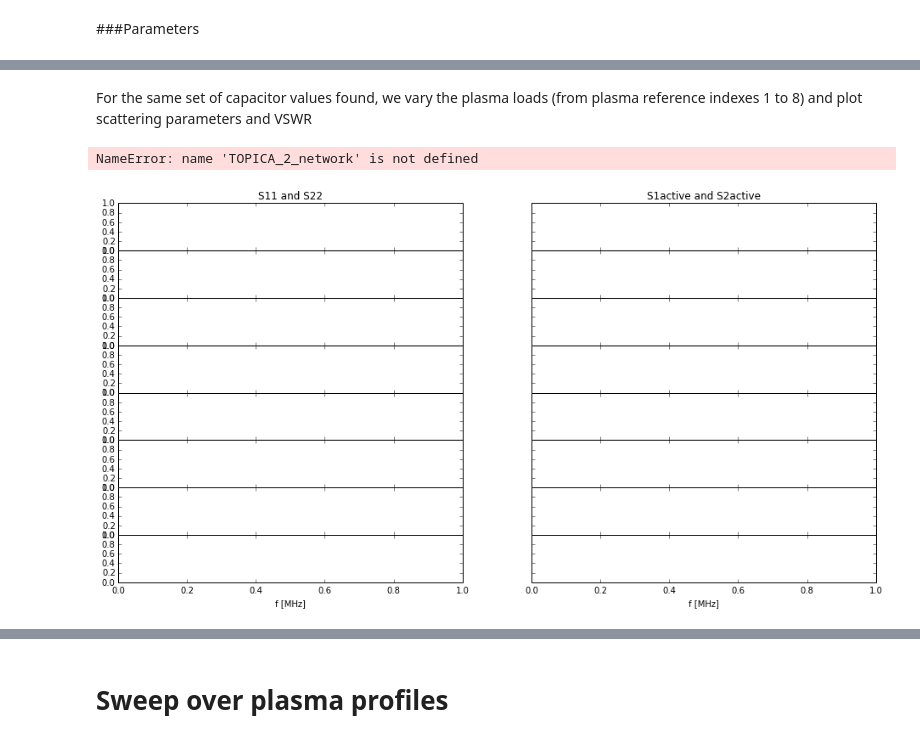
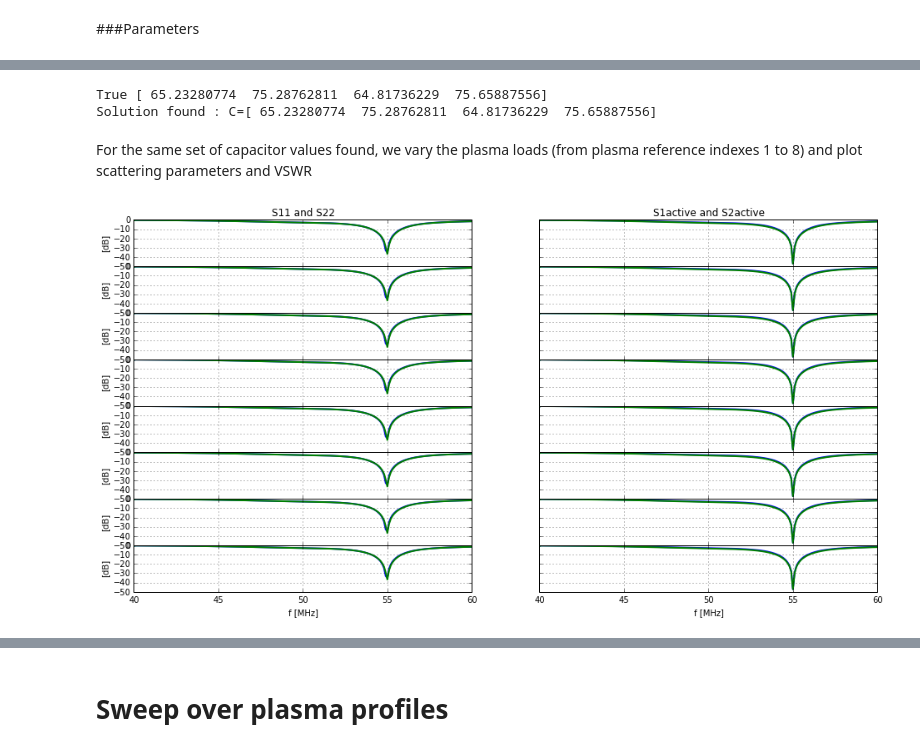
Before and after one commit to Hash--/ICRH, a Jupyter notebook: notebooks/RDL_matching_TOPICA.ipynb, the cells around one changed output, grey strips where cells are left out. Drawn from its saved outputs; the diff is of its cells as text; code cells hidden in the pictures.

```diff
--- a/notebooks/RDL_matching_TOPICA.ipynb
+++ b/notebooks/RDL_matching_TOPICA.ipynb
@@ -26,9 +20,9 @@ from topica import TopicaResult
 # %% [markdown]
 We import the three devices of our electric circuit: the bridge, the impedance transformer and the window. As the default frequency range defined in skrf is the GHz, we set the frequency unit to MHz (this is only in order to have nicer plot after).
 # %%
-bridge = rf.io.hfss_touchstone_2_network('../data/Sparameters/WEST/WEST_ICRH_bridge.s3p', f_unit='MHz')
-impedance_transformer = rf.io.hfss_touchstone_2_network('../data/Sparameters/WEST/WEST_ICRH_impedance-transformer.s2p', f_unit='MHz')
-window = rf.io.hfss_touchstone_2_network('../data/Sparameters/WEST/WEST_ICRH_window.s2p', f_unit='MHz')
+bridge = rf.io.hfss_touchstone_2_network('../icrh/data/Sparameters/WEST/WEST_ICRH_bridge.s3p', f_unit='MHz')
+impedance_transformer = rf.io.hfss_touchstone_2_network('../icrh/data/Sparameters/WEST/WEST_ICRH_impedance-transformer.s2p', f_unit='MHz')
+window = rf.io.hfss_touchstone_2_network('../icrh/data/Sparameters/WEST/WEST_ICRH_window.s2p', f_unit='MHz')
 # %% [markdown]
 # TOPICA Matrix
 # %% [markdown]
@@ -44,8 +38,10 @@ cf figure below
 # %%
 f_match = 55e6 # matching frequency
 Z_match = [30+1j*0, 30+1j*0] # matching impedance
-a_in = [1, -1] # input power waves
-plasma_profile_nb = 1 # 1 to 8
+power_in = [1, 1] # input wave powers [watts]
+phase_in = [0, pi] # input wave phases [radians]
+plasma_profile_nb = 1 # 1 to 8 for Tore Supra L-mode plasma density profiles measured in 2007.
 
-filename = '../data/TOPICA/Tore Supra_WEST/L-mode/TSproto12/Zs_TSproto12_'\
-                +str(int(f_match/1e6))+'MHz_Profile'+str(int(plasma_profile_nb))+'.txt'
+filename = '../icrh/data/Sparameters/WEST/plasma_from_TOPICA/S_TSproto12_55MHz_Profile{}.s4p'\
+            .format(str(int(plasma_profile_nb)))
+print(filename)
@@ -81,31 +50,56 @@ KeyboardInterrupt:
+# %%
+def TOPICA_plasma(s4p_filename, frequency):
+    '''
+    Returns a skrf Network from a Touchstone file which contains TOPICA plasma simulation.
+
+    The S-parameters are repeated for all frequencies for compatibility with skrf.
+    '''
+    ntwk = rf.io.hfss_touchstone_2_network(s4p_filename)
+    ntwk.frequency = frequency
+    ntwk.s = np.tile(ntwk.s, (len(frequency), 1, 1)) # could use to_frequency()
+    ntwk.z0 = np.tile(ntwk.z0, (len(frequency),1))
+    return ntwk
+# %%
+plasma_TOPICA = TOPICA_plasma(filename, bridge.frequency)
+
+CT1 = ConjugateT(bridge, impedance_transformer, window)
+CT2 = ConjugateT(bridge, impedance_transformer, window)
+
+RDL = ResonantDoubleLoop(CT1, CT2, plasma_TOPICA)
+
+sol_TOPICA = RDL.match(power_in, phase_in, f_match, Z_match)
+# %% [output]
+True [ 65.23280774  75.28762811  64.81736229  75.65887556]
+Solution found : C=[ 65.23280774  75.28762811  64.81736229  75.65887556]
 # %% [markdown]
 For the same set of capacitor values found, we vary the plasma loads (from plasma reference indexes 1 to 8) and plot scattering parameters and VSWR
 # %%
 # 8x2=16 subplots : left column are Sii and right are active Si
 f, axarr = plt.subplots(8, 2, sharex=True, sharey=True)
 # make subplots clSose to each other and hide x ticks for all but bottom plots.
 f.subplots_adjust(hspace=0)
 plt.setp([a.get_xticklabels() for a in f.axes[:-2]], visible=False)
 # titles and axes labels
 axarr[0,0].set_title('S11 and S22')
 axarr[0,1].set_title('S1active and S2active')
 axarr[7,0].set_xlabel('f [MHz]')
 axarr[7,1].set_xlabel('f [MHz]')
 # let's go Marco !
-for id in xrange(8):
-    RDL.plasma = TOPICA_2_network('WEST_ICRH/TOPICA/TSproto12_'+str(int(f_match/1e6))+'MHz/Zs_TSproto12_Profile'+str(id+1)+'.txt')
+for id in range(8):
+    RDL.plasma = TOPICA_plasma(\
+            '../icrh/data/Sparameters/WEST/plasma_from_TOPICA/S_TSproto12_55MHz_Profile{}.s4p'.format(int(plasma_profile_nb)), \
+            bridge.frequency)
     # S11 and S22
     axarr[id, 0].plot(RDL.get_f()/1e6, RDL.get_network().s_db[:,0,0], lw=2)
     axarr[id, 0].plot(RDL.get_f()/1e6, RDL.get_network().s_db[:,1,1], lw=2)
     axarr[id, 0].grid(True)
     axarr[id, 0].set_ylabel('[dB]' )
 
     # Sactive1 and Sactive2
-    Sact = RDL.get_s_active(a_in)
+    Sact = RDL.get_s_active(power_in, phase_in)
     axarr[id, 1].plot(RDL.get_f()/1e6, 20*np.log10(np.abs(Sact[:,0])), lw=2)
     axarr[id, 1].plot(RDL.get_f()/1e6, 20*np.log10(np.abs(Sact[:,1])), lw=2)
     axarr[id, 1].grid(True)
 # %% [output]
-NameError: name 'TOPICA_2_network' is not defined
-[figure, old version]
+[figure, new version]
 # %%
```
Also changed, not shown: parts of 13 cells of this notebook, 4 other files.
